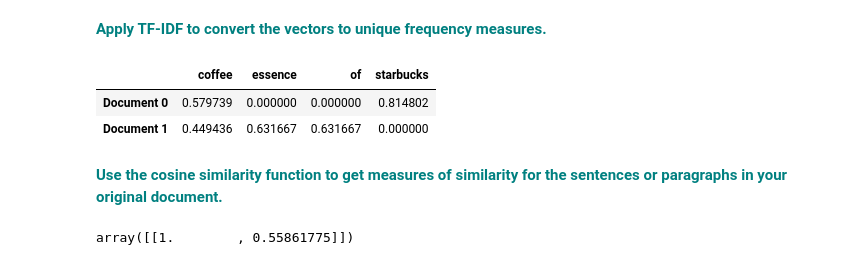
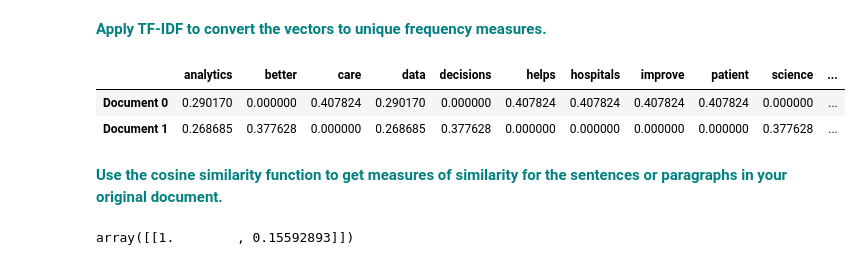
Before and after one commit to josytong/DataScienceTrack, a Jupyter notebook: CaseStudies/CosineSimilarity/Cosine_Similarity_Case_Study.ipynb, the cells around one changed output. Cells and saved outputs as stored; diff of their text form; code cells hidden in the pictures.

Commit message:
Completed Cosine Similarity case study

```diff
--- a/CaseStudies/CosineSimilarity/Cosine_Similarity_Case_Study.ipynb
+++ b/CaseStudies/CosineSimilarity/Cosine_Similarity_Case_Study.ipynb
@@ -179,0 +174,6 @@ corpus = [Document1, Document2]
+# %%
+Document1 = "Data analytics helps hospitals improve patient care."
+Document2 = "Data science uses analytics to support better decisions."
+
+corpus = [Document1, Document2]
+corpus
@@ -199,26 +207,23 @@ pd.DataFrame(
 # %% [markdown]
  **<font color='teal'> Apply TF-IDF to convert the vectors to unique frequency measures.</font>**
 # %%
-from sklearn.feature_extraction.text import TfidfVectorizer
-
 vectorizer = TfidfVectorizer()
 trsfm = vectorizer.fit_transform(corpus)
 
-pd.DataFrame(
+tfidf_df = pd.DataFrame(
     trsfm.toarray(),
     columns=vectorizer.get_feature_names_out(),
     index=['Document 0', 'Document 1']
 )
+
+tfidf_df
 # %% [output]
-|  | coffee | essence | of | starbucks |
-| Document 0 | 0.579739 | 0.000000 | 0.000000 | 0.814802 |
-| Document 1 | 0.449436 | 0.631667 | 0.631667 | 0.000000 |
+|  | analytics | better | care | data | decisions | helps | hospitals | improve | patient | science | ... |
+| Document 0 | 0.290170 | 0.000000 | 0.407824 | 0.290170 | 0.000000 | 0.407824 | 0.407824 | 0.407824 | 0.407824 | 0.000000 | ... |
+| Document 1 | 0.268685 | 0.377628 | 0.000000 | 0.268685 | 0.377628 | 0.000000 | 0.000000 | 0.000000 | 0.000000 | 0.377628 | ... |
 # %% [markdown]
  **<font color='teal'> Use the cosine similarity function to get measures of similarity for the sentences or paragraphs in your original document.</font>**
-# %%
-from sklearn.metrics.pairwise import cosine_similarity
-
-# Calculate cosine similarity between Document 0 and both documents
-cosine_similarity(trsfm[0:1], trsfm)
-# %% [output]
-array([[1.        , 0.55861775]])
+# %%
+cosine_similarity(trsfm[0:1], trsfm)
+# %% [output]
+array([[1.        , 0.15592893]])
```
Also changed, not shown: parts of 4 cells of this notebook.
